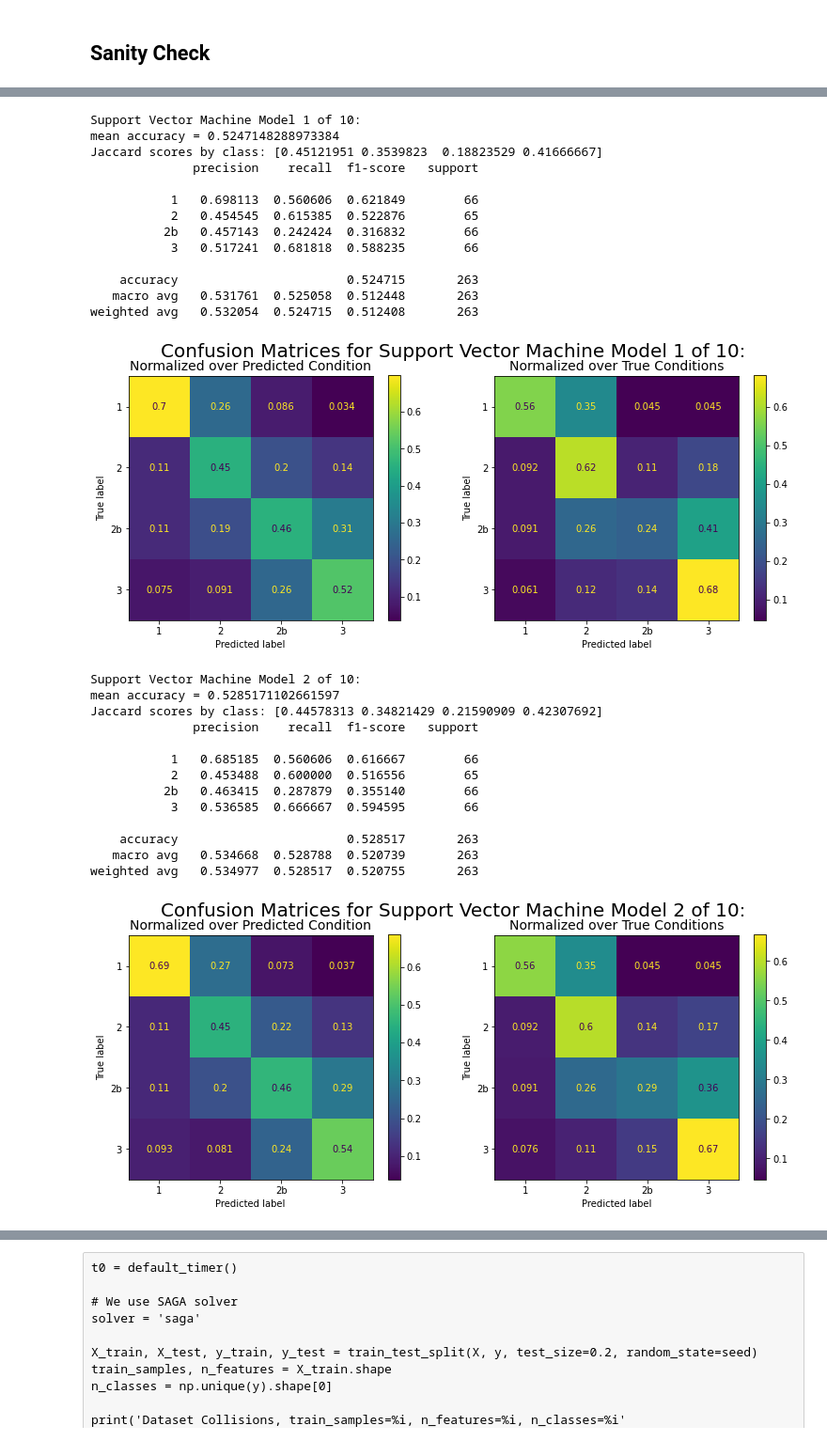
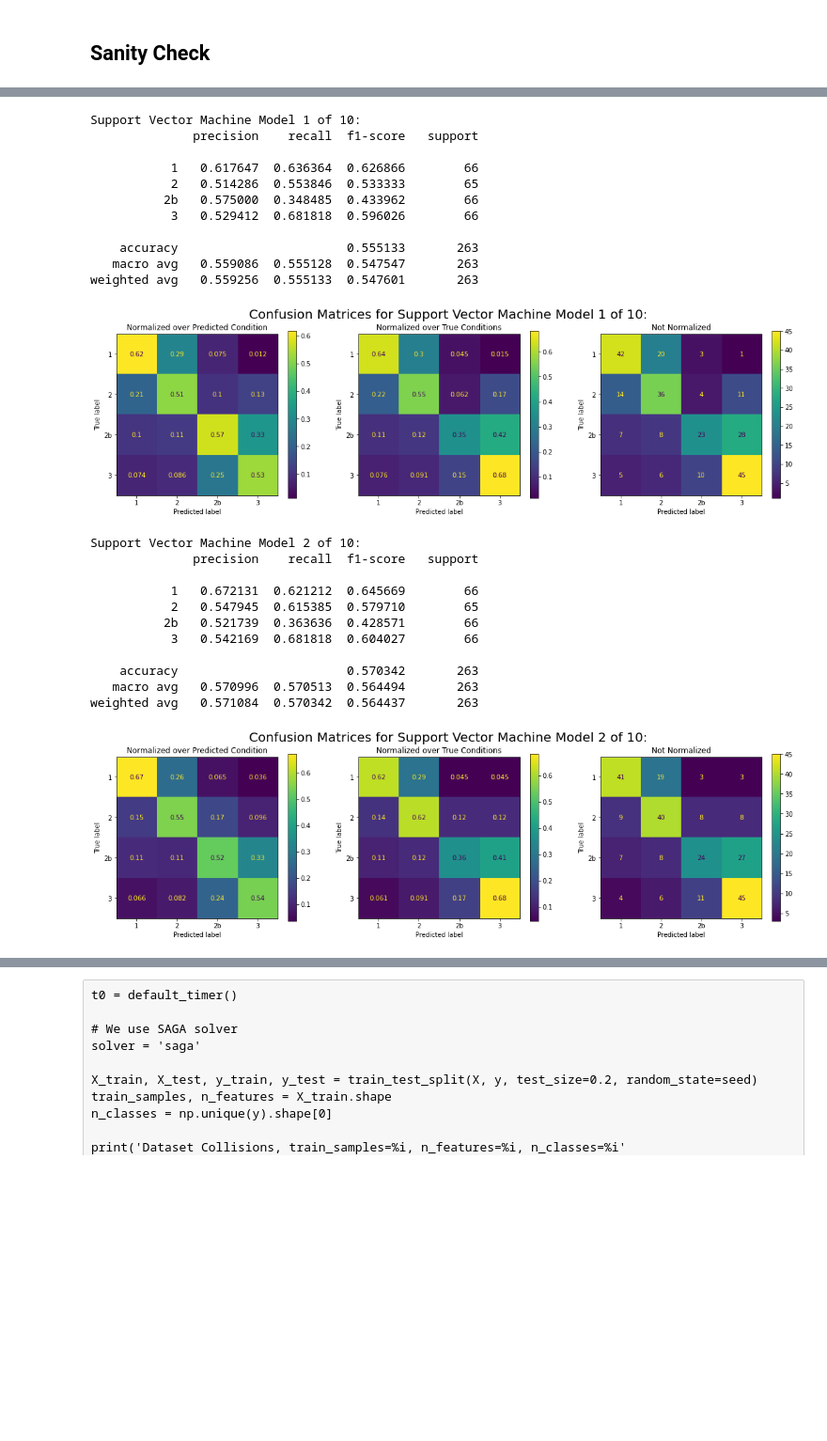
Before and after one commit to cbates79/Coursera_Capstone, a Jupyter notebook: Oversampling on the Order of the Smallest Class for Multiclass Classification of Automobile Accidents in Seattle, Washington.ipynb, the cells around one changed output, grey strips where cells are left out. Shown at 94% size. Drawn from its saved outputs; the diff is of its cells as text; code cells hidden in the pictures; blank space fills up the shorter version.

```diff
--- a/Oversampling on the Order of the Smallest Class for Multiclass Classification of Automobile Accidents in Seattle, Washington.ipynb
+++ b/Oversampling on the Order of the Smallest Class for Multiclass Classification of Automobile Accidents in Seattle, Washington.ipynb
@@ -320,8 +320,8 @@ for column in list(df_drop_columns_and_rows.columns):
     else:
         df_converted[column] = df_drop_columns_and_rows[column]
 # %%
-# Create DataFrame of categorical columns.
-df_categorical = df_converted.select_dtypes(include="category")
+# Create DataFrame of categorical or integer columns, inclusive.
+df_categorical = df_converted.select_dtypes(include=["category", "integer"])
 # %%
 print_elapsed_time(notebook_start_time)
 # %% [output]
@@ -501,3 +620,7 @@ X = df_balanced_undersampled[["COLLISIONTYPE", "WEATHER", "ROADCOND", "LIGHTCOND
+# %%
+# X = df_balanced_undersampled[["COLLISIONTYPE", "WEATHER", "ROADCOND", "LIGHTCOND"]] # These features are beyond weather/road/light data.
+#X = df_balanced_undersampled[["WEATHER", "ROADCOND", "LIGHTCOND"]] # These features only include weather/road/light data.
+X = df_balanced_undersampled.drop(columns=['SEVERITYCODE', 'INJURIES', 'SERIOUSINJURIES', 'FATALITIES'], inplace=False)
 # %% [markdown]
 We also define the data for the target variable, SEVERITYCODE, by the array y:
 # %%
@@ -893,55 +1012,56 @@ Elapsed time is 58.22430667298613 seconds.
 # %%
 # For each support vector machine classifier in the cross-validation, print the score report and confusion matrices.
 number_of_models = len(linear_svc_scores['estimator'])
+labels = ['1', '2', '2b', '3']
 for index, linear_svc_clf in zip(range(len(linear_svc_scores['estimator'])), linear_svc_scores['estimator']):
-    linear_svc_score = linear_svc_clf.score(X_test, y_test)
+    #linear_svc_score = linear_svc_clf.score(X_test, y_test)
     y_test_predicted = linear_svc_clf.predict(X_test)
-    linear_svc_jaccard_scores = jaccard_score(y_test, y_test_predicted, average=None, labels=['1', '2', '2b', '3'])
+    #linear_svc_jaccard_scores = jaccard_score(y_test, y_test_predicted, average=None, labels=['1', '2', '2b', '3'])
     print('Support Vector Machine Model %d of %d:' % (index + 1, number_of_models))
-    print('mean accuracy =', linear_svc_score)
-    print('Jaccard scores by class:', linear_svc_jaccard_scores)
-    print(classification_report(y_test, y_test_predicted, labels=['1', '2', '2b', '3'], target_names=['1', '2', '2b', '3'], digits=6))
+    #print('mean accuracy =', linear_svc_score)
+    #print('Jaccard scores by class:', linear_svc_jaccard_scores)
+    print(classification_report(y_test, y_test_predicted, labels=labels, target_names=labels, digits=6))
 
     # Create a figure.
-    fig = plt.figure(num=str(index + 1), figsize=(6.4 * 2, 4.8))
+    fig = plt.figure(num=str(index + 1), figsize=(6.4 * 3, 4.8))
     fig.suptitle('Confusion Matrices for Support Vector Machine Model %d of %d:' % (index + 1, number_of_models), fontsize=20)
 
-    ax = plt.subplot(1,2,1)
-    ax.set_title("Normalized over Predicted Condition", fontsize=14)
-    plot_confusion_matrix(linear_svc_clf, X_test, y_test, labels=['1', '2', '2b', '3'], display_labels=['1', '2', '2b', '3'], normalize='pred', ax=ax)
+    ax = plt.subplot(1,3,1)
+    ax.set_title("Normalized over Predicted Condition", fontsize=12)
+    plot_confusion_matrix(linear_svc_clf, X_test, y_test, labels=labels, display_labels=labels, normalize='pred', ax=ax)
 
-    ax = plt.subplot(1,2,2)
-    ax.set_title("Normalized over True Conditions", fontsize=14)
-    plot_confusion_matrix(linear_svc_clf, X_test, y_test, labels=['1', '2', '2b', '3'], display_labels=['1', '2', '2b', '3'], normalize='true', ax=ax)
+    ax = plt.subplot(1,3,2)
+    ax.set_title("Normalized over True Conditions", fontsize=12)
+    plot_confusion_matrix(linear_svc_clf, X_test, y_test, labels=labels, display_labels=labels, normalize='true', ax=ax)
+
+    ax = plt.subplot(1,3,3)
+    ax.set_title("Not Normalized", fontsize=12)
+    plot_confusion_matrix(linear_svc_clf, X_test, y_test, labels=labels, display_labels=labels, normalize=None, ax=ax)
 
     plt.show()
 # %% [output]
 Support Vector Machine Model 1 of 10:
-mean accuracy = 0.5247148288973384
-Jaccard scores by class: [0.45121951 0.3539823  0.18823529 0.41666667]
               precision    recall  f1-score   support
 
-           1   0.698113  0.560606  0.621849        66
-           2   0.454545  0.615385  0.522876        65
-          2b   0.457143  0.242424  0.316832        66
-           3   0.517241  0.681818  0.588235        66
+           1   0.617647  0.636364  0.626866        66
+           2   0.514286  0.553846  0.533333        65
+          2b   0.575000  0.348485  0.433962        66
+           3   0.529412  0.681818  0.596026        66
 
-    accuracy                       0.524715       263
-   macro avg   0.531761  0.525058  0.512448       263
-weighted avg   0.532054  0.524715  0.512408       263
+    accuracy                       0.555133       263
+   macro avg   0.559086  0.555128  0.547547       263
+weighted avg   0.559256  0.555133  0.547601       263
-[figure, old version]
+[figure, new version]
 Support Vector Machine Model 2 of 10:
-mean accuracy = 0.5285171102661597
-Jaccard scores by class: [0.44578313 0.34821429 0.21590909 0.42307692]
               precision    recall  f1-score   support
 
-           1   0.685185  0.560606  0.616667        66
-           2   0.453488  0.600000  0.516556        65
-          2b   0.463415  0.287879  0.355140        66
-           3   0.536585  0.666667  0.594595        66
+           1   0.672131  0.621212  0.645669        66
+           2   0.547945  0.615385  0.579710        65
+          2b   0.521739  0.363636  0.428571        66
+           3   0.542169  0.681818  0.604027        66
 
-    accuracy                       0.528517       263
-   macro avg   0.534668  0.528788  0.520739       263
-weighted avg   0.534977  0.528517  0.520755       263
+    accuracy                       0.570342       263
+   macro avg   0.570996  0.570513  0.564494       263
+weighted avg   0.571084  0.570342  0.564437       263
-[figure, old version]
+[figure, new version]
 Support Vector Machine Model 3 of 10:
```
Also changed, not shown: parts of 41 cells of this notebook.
